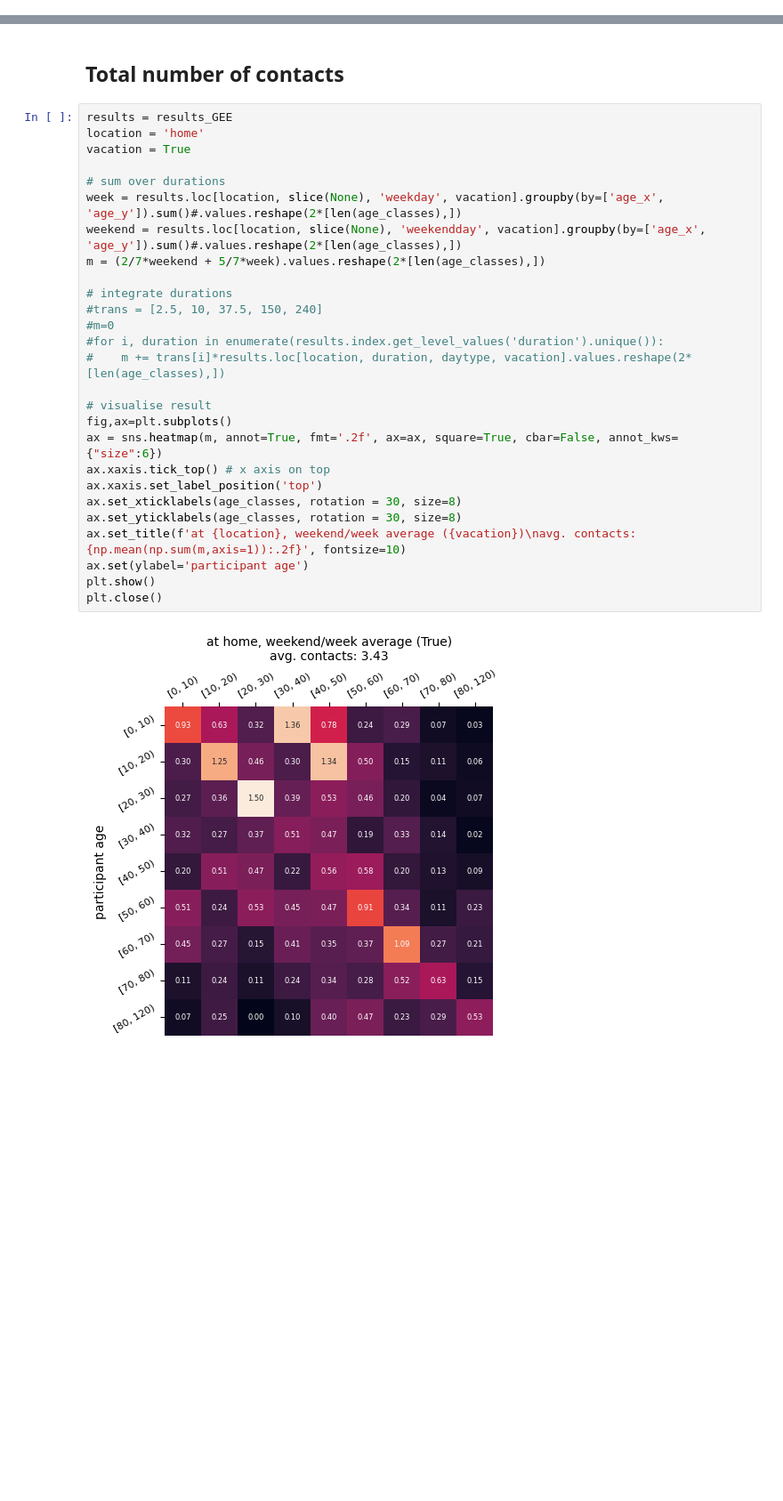
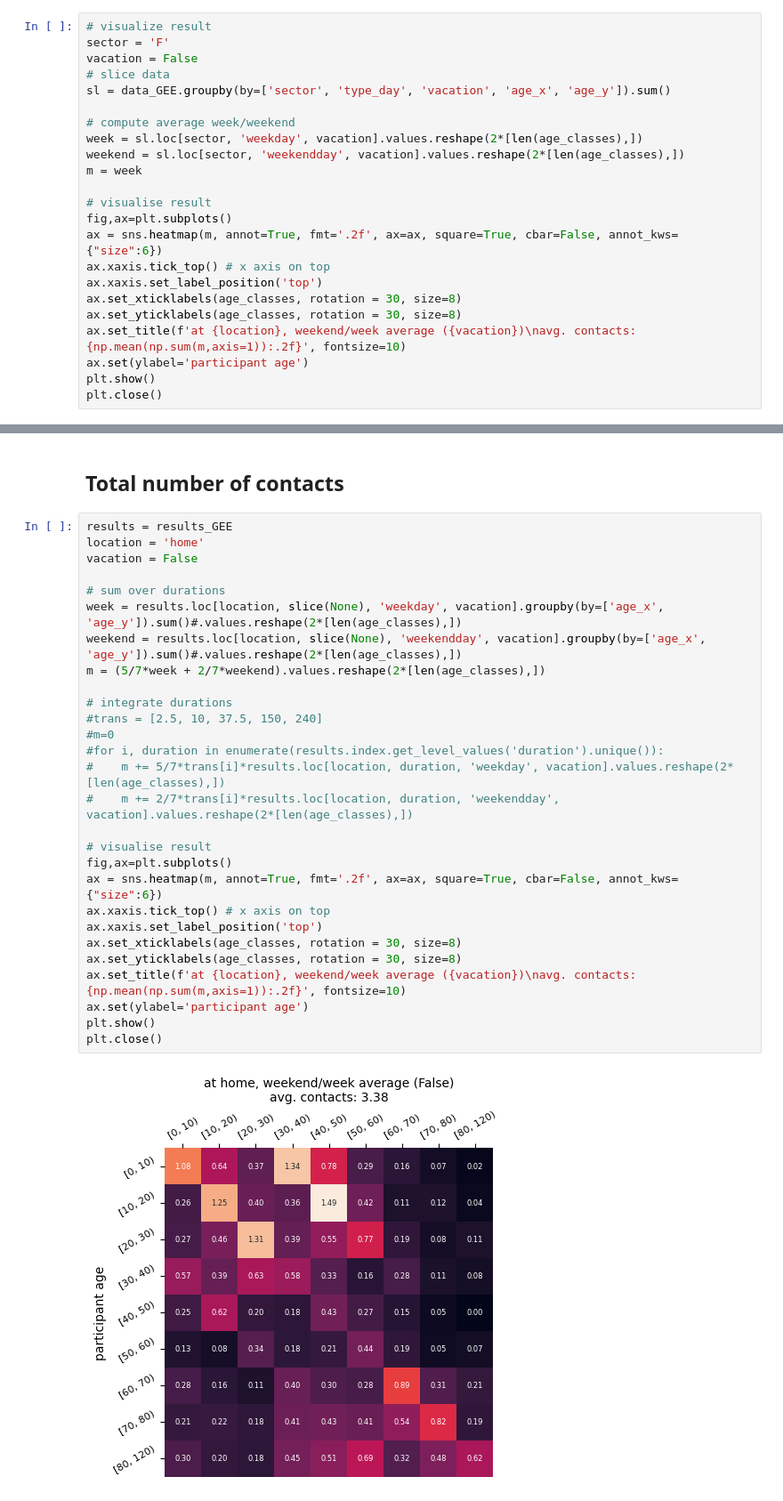
Before and after one commit to twallema/pyIEEM, a Jupyter notebook: data/raw/epi/contacts/matrices/FR/format_contacts.ipynb, the cells around one changed output, grey strips where cells are left out. Shown at 89% size. Cells and saved outputs as stored; diff of their text form; blank space fills up the shorter version.

```diff
--- a/data/raw/epi/contacts/matrices/FR/format_contacts.ipynb
+++ b/data/raw/epi/contacts/matrices/FR/format_contacts.ipynb
@@ -115,0 +213,23 @@ def smooth_matrix(matrix, age_classes, age_classes_intervalindex, df, degree):
+# %%
+# visualize result
+sector = 'F'
+vacation = False
+# slice data
+sl = data_GEE.groupby(by=['sector', 'type_day', 'vacation', 'age_x', 'age_y']).sum()
+
+# compute average week/weekend
+week = sl.loc[sector, 'weekday', vacation].values.reshape(2*[len(age_classes),])
+weekend = sl.loc[sector, 'weekendday', vacation].values.reshape(2*[len(age_classes),])
+m = week
+
+# visualise result
+fig,ax=plt.subplots()
+ax = sns.heatmap(m, annot=True, fmt='.2f', ax=ax, square=True, cbar=False, annot_kws={"size":6})
+ax.xaxis.tick_top() # x axis on top
+ax.xaxis.set_label_position('top')
+ax.set_xticklabels(age_classes, rotation = 30, size=8)
+ax.set_yticklabels(age_classes, rotation = 30, size=8)
+ax.set_title(f'at {location}, weekend/week average ({vacation})\navg. contacts: {np.mean(np.sum(m,axis=1)):.2f}', fontsize=10)
+ax.set(ylabel='participant age')
+plt.show()
+plt.close()
@@ -278,29 +408,30 @@ KeyboardInterrupt
 # %%
 results = results_GEE
 location = 'home'
-vacation = True
+vacation = False
 
 # sum over durations
 week = results.loc[location, slice(None), 'weekday', vacation].groupby(by=['age_x', 'age_y']).sum()#.values.reshape(2*[len(age_classes),])
 weekend = results.loc[location, slice(None), 'weekendday', vacation].groupby(by=['age_x', 'age_y']).sum()#.values.reshape(2*[len(age_classes),])
-m = (2/7*weekend + 5/7*week).values.reshape(2*[len(age_classes),])
+m = (5/7*week + 2/7*weekend).values.reshape(2*[len(age_classes),])
 
 # integrate durations
 #trans = [2.5, 10, 37.5, 150, 240]
 #m=0
 #for i, duration in enumerate(results.index.get_level_values('duration').unique()):
-#    m += trans[i]*results.loc[location, duration, daytype, vacation].values.reshape(2*[len(age_classes),])
+#    m += 5/7*trans[i]*results.loc[location, duration, 'weekday', vacation].values.reshape(2*[len(age_classes),])
+#    m += 2/7*trans[i]*results.loc[location, duration, 'weekendday', vacation].values.reshape(2*[len(age_classes),])
 
 # visualise result
 fig,ax=plt.subplots()
 ax = sns.heatmap(m, annot=True, fmt='.2f', ax=ax, square=True, cbar=False, annot_kws={"size":6})
 ax.xaxis.tick_top() # x axis on top
 ax.xaxis.set_label_position('top')
 ax.set_xticklabels(age_classes, rotation = 30, size=8)
 ax.set_yticklabels(age_classes, rotation = 30, size=8)
 ax.set_title(f'at {location}, weekend/week average ({vacation})\navg. contacts: {np.mean(np.sum(m,axis=1)):.2f}', fontsize=10)
 ax.set(ylabel='participant age')
 plt.show()
 plt.close()
 # %% [output]
-[figure, old version]
+[figure, new version]
```
Also changed, not shown: parts of 7 cells of this notebook, 1 other file.
